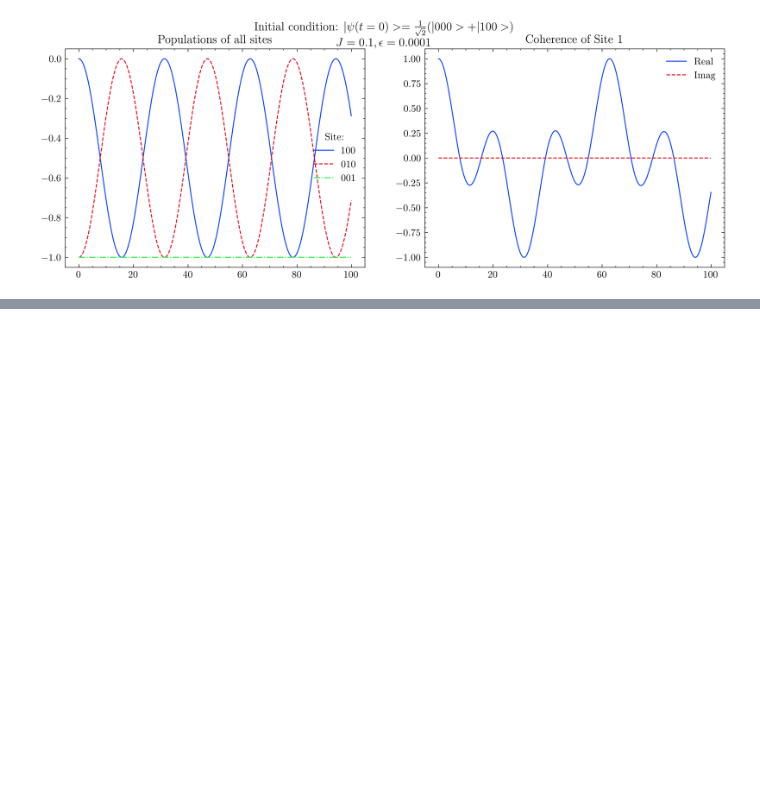
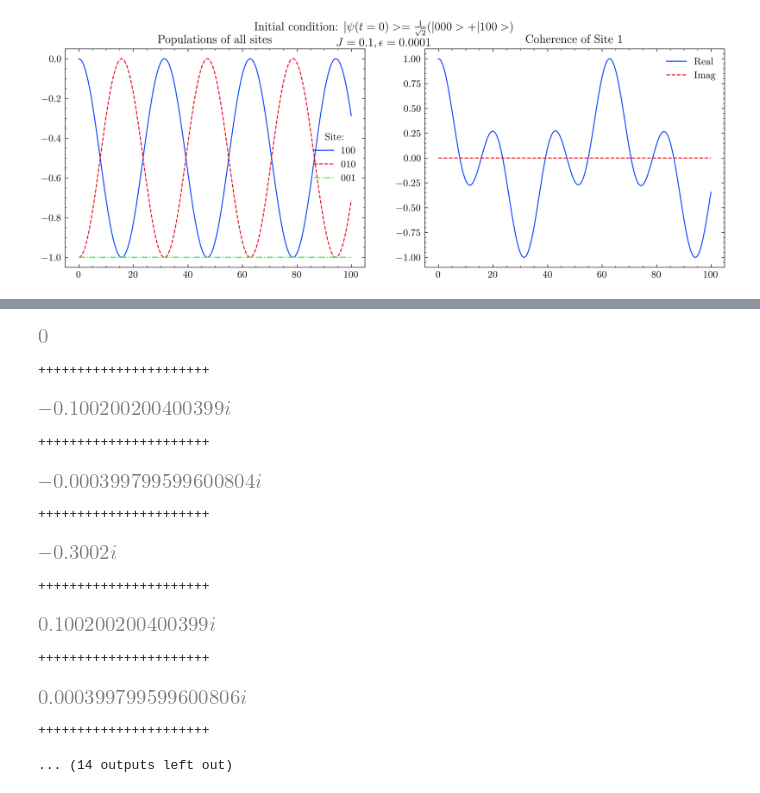
Before and after one commit to kiwipretzel/nserc-2026, a Jupyter notebook: [3.5] [three-site (degenerate), two-body, symmetric epsilon's, NO dephasing, unitary dynamics]/[3.5.0] [unitary dynamics] [june 19].ipynb, the cells around one changed output, grey strips where cells are left out. Saved outputs shown, nothing was run; the diff lists cells and outputs as text; code cells hidden in the pictures; blank space fills up the shorter version.

Commit message:
evals of unitary hamiltonian
evals were not particularly interesting

```diff
--- a/[3.5] [three-site (degenerate), two-body, symmetric epsilon's, NO dephasing, unitary dynamics]/[3.5.0] [unitary dynamics] [june 19].ipynb
+++ b/[3.5] [three-site (degenerate), two-body, symmetric epsilon's, NO dephasing, unitary dynamics]/[3.5.0] [unitary dynamics] [june 19].ipynb
@@ -159,0 +168,23 @@ fig.savefig("initially in superposition.pdf")
+# %%
+evals = []
+
+for val, i in H.eigenvals().items():
+    evals.append(val)
+# %%
+for val in evals:
+    display(val.subs({J:0.1, epsilon:1e-4}))
+    print("++++++++++++++++++++++")
+# %% [output]
+[figure, added]
+++++++++++++++++++++++
+[figure, added]
+++++++++++++++++++++++
+[figure, added]
+++++++++++++++++++++++
+[figure, added]
+++++++++++++++++++++++
+[figure, added]
+++++++++++++++++++++++
+[figure, added]
+++++++++++++++++++++++
+... (14 outputs left out)
```
Also changed, not shown: parts of 6 cells of this notebook.
